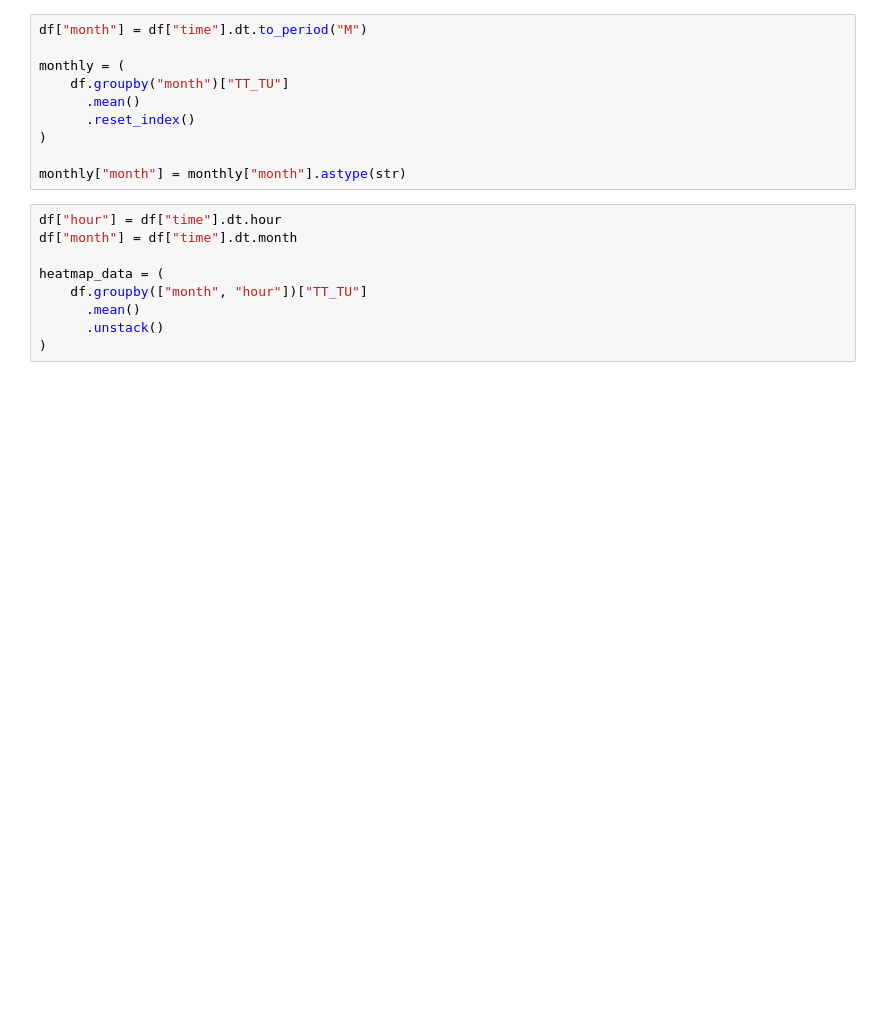
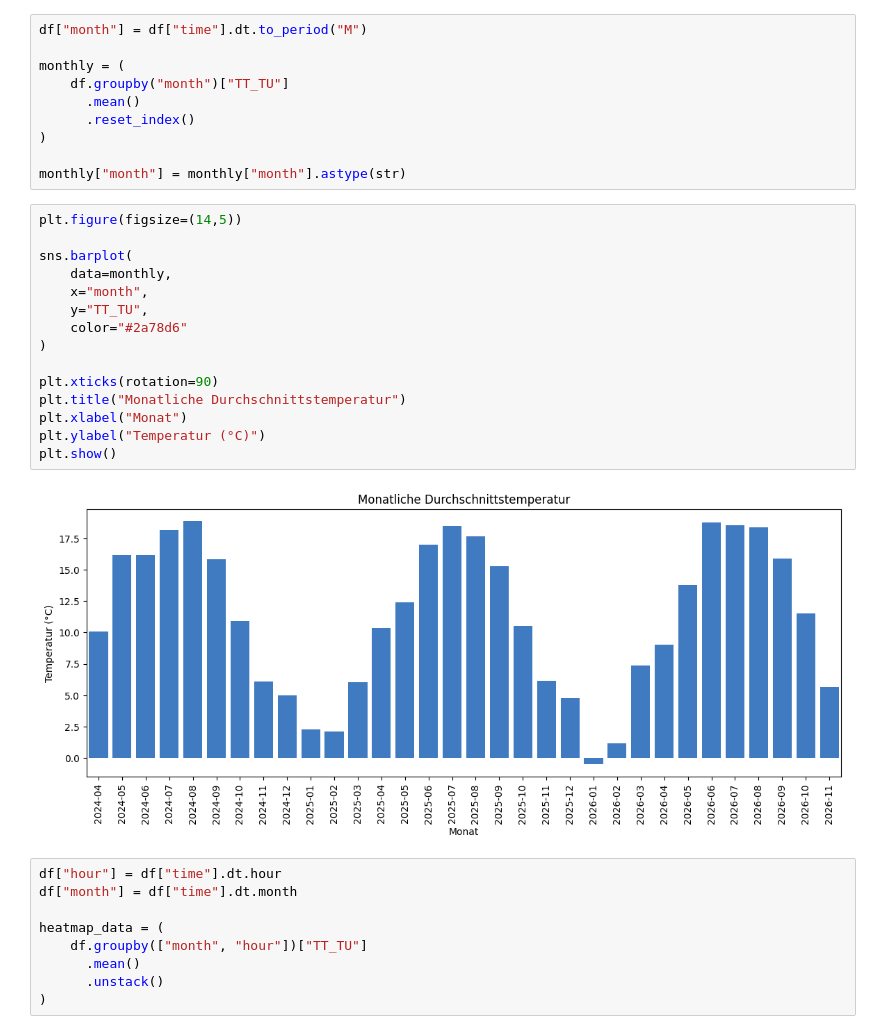
Before and after one commit to DanielJonasMielke/DataAnalytics, a Jupyter notebook: explore_data/01_first_look_dwd.ipynb, the cells around one changed output. Drawn from its saved outputs; the diff is of its cells as text; blank space fills up the shorter version.

```diff
--- a/explore_data/01_first_look_dwd.ipynb
+++ b/explore_data/01_first_look_dwd.ipynb
@@ -199,6 +205,23 @@ monthly = (
 )
 
 monthly["month"] = monthly["month"].astype(str)
+# %%
+plt.figure(figsize=(14,5))
+
+sns.barplot(
+    data=monthly,
+    x="month",
+    y="TT_TU",
+    color="#2a78d6"
+)
+
+plt.xticks(rotation=90)
+plt.title("Monatliche Durchschnittstemperatur")
+plt.xlabel("Monat")
+plt.ylabel("Temperatur (°C)")
+plt.show()
+# %% [output]
+[figure, added]
 # %%
 df["hour"] = df["time"].dt.hour
 df["month"] = df["time"].dt.month
```
Also changed, not shown: parts of 27 cells of this notebook, 7 other files.
